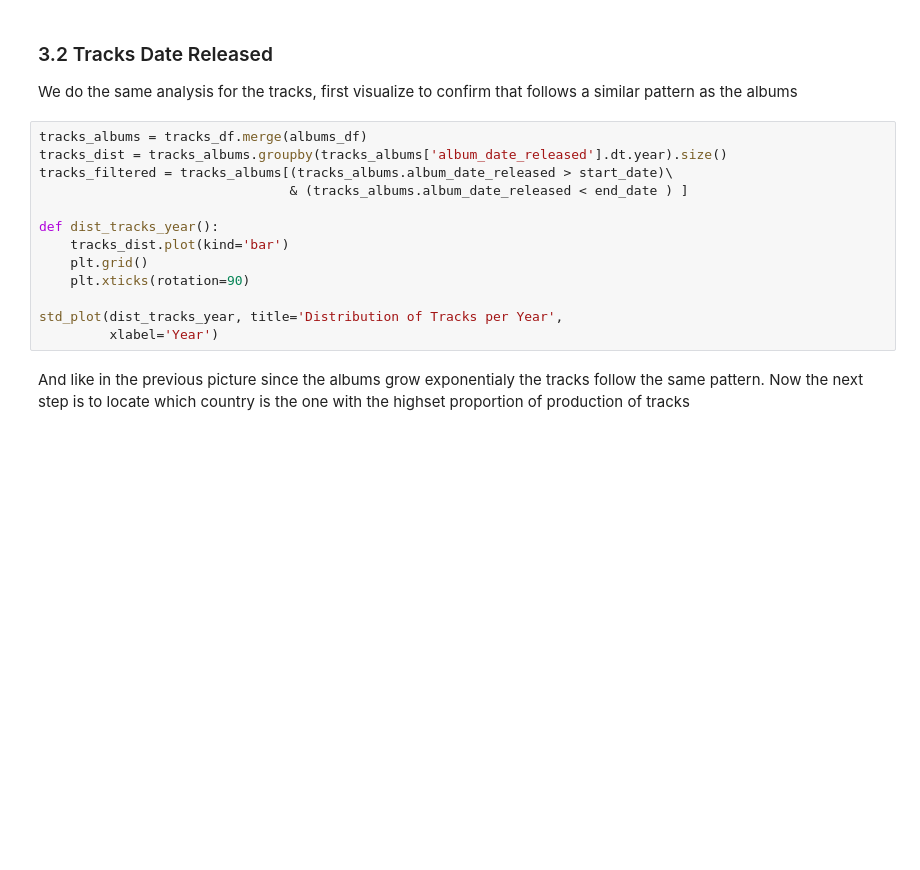
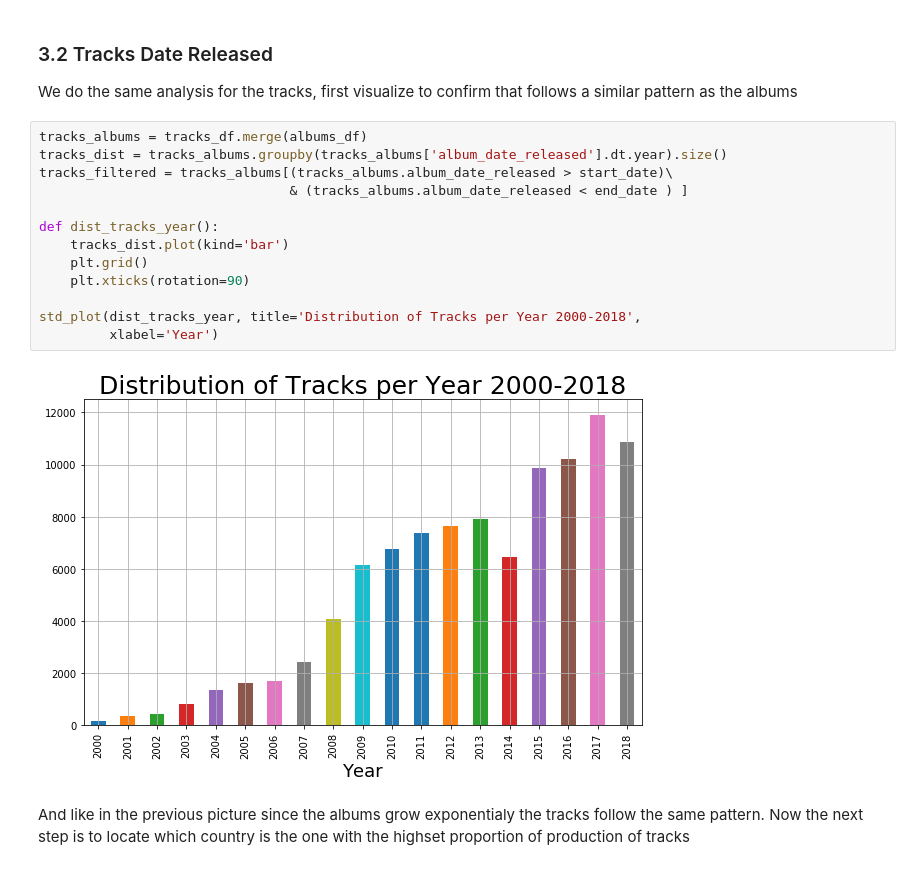
Before and after one commit to AndresMontero/Project, a Jupyter notebook: src/main.ipynb, the cells around one changed output. Saved outputs shown, nothing was run; the diff lists cells and outputs as text; blank space fills up the shorter version.

Commit message:
fix typos data story, plots notebook

```diff
--- a/src/main.ipynb
+++ b/src/main.ipynb
@@ -231,16 +322,18 @@ We do the same analysis for the tracks, first visualize to confirm that follows
 # %%
 tracks_albums = tracks_df.merge(albums_df)
 tracks_dist = tracks_albums.groupby(tracks_albums['album_date_released'].dt.year).size()
 tracks_filtered = tracks_albums[(tracks_albums.album_date_released > start_date)\
                                 & (tracks_albums.album_date_released < end_date ) ]
 
 def dist_tracks_year():
     tracks_dist.plot(kind='bar')
     plt.grid()
     plt.xticks(rotation=90)
 
-std_plot(dist_tracks_year, title='Distribution of Tracks per Year',
+std_plot(dist_tracks_year, title='Distribution of Tracks per Year 2000-2018',
          xlabel='Year')
+# %% [output]
+[figure, added]
 # %% [markdown]
 And like in the previous picture since the albums grow exponentialy the tracks follow the same pattern.
 Now the next step is to locate which country is the one with the highset proportion of production of tracks
```
Also changed, not shown: parts of 32 cells of this notebook, 17 other files.
